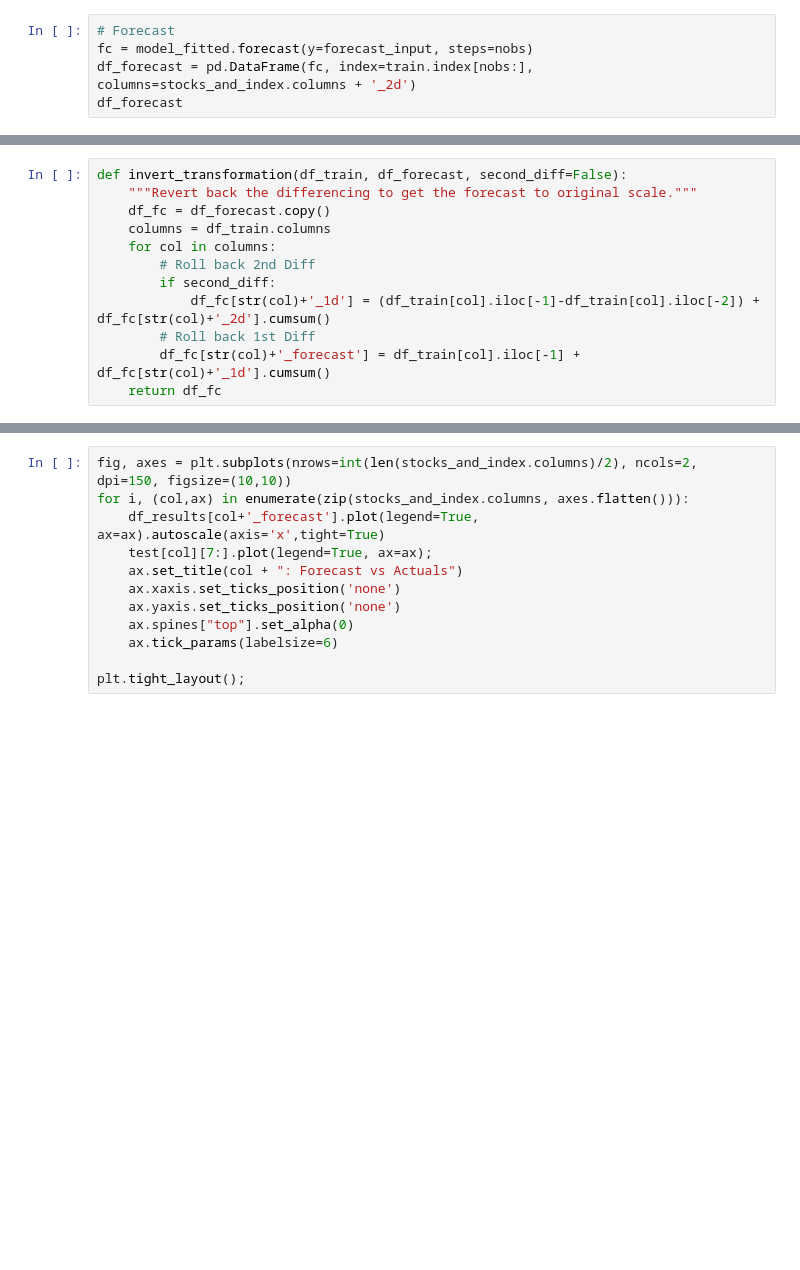
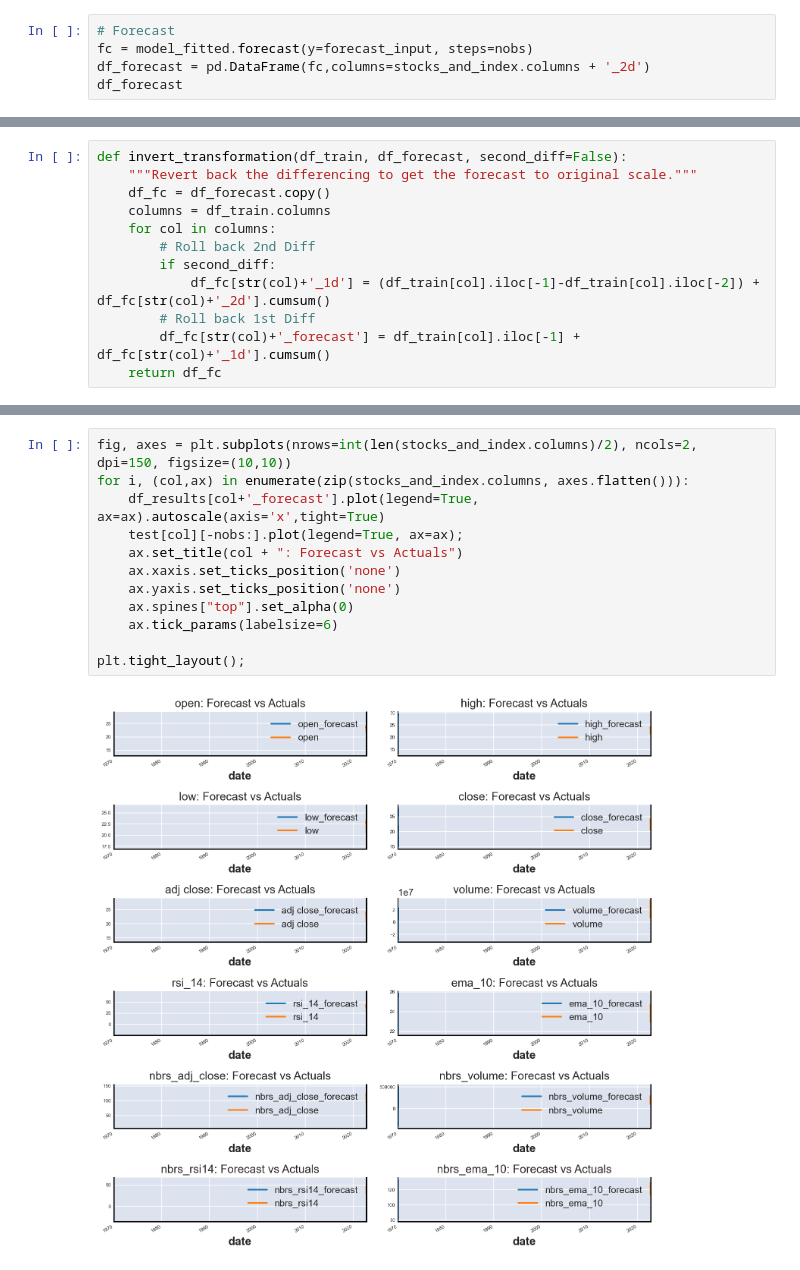
Before and after one commit to joe-bennett/stock-price-predictor, a Jupyter notebook: workbook.ipynb, the cells around one changed output, grey strips where cells are left out. Drawn from its saved outputs; the diff is of its cells as text; blank space fills up the shorter version.

```diff
--- a/workbook.ipynb
+++ b/workbook.ipynb
@@ -531,6 +531,6 @@ array([[ 1.06000000e+00,  1.21000000e+00,  7.70000000e-01,
 # %%
 # Forecast
 fc = model_fitted.forecast(y=forecast_input, steps=nobs)
-df_forecast = pd.DataFrame(fc, index=train.index[nobs:], columns=stocks_and_index.columns + '_2d')
+df_forecast = pd.DataFrame(fc,columns=stocks_and_index.columns + '_2d')
 df_forecast
 # %% [output]
@@ -559,12 +592,14 @@ df_results = invert_transformation(train, df_forecast, second_diff=True)
 # %%
 fig, axes = plt.subplots(nrows=int(len(stocks_and_index.columns)/2), ncols=2, dpi=150, figsize=(10,10))
 for i, (col,ax) in enumerate(zip(stocks_and_index.columns, axes.flatten())):
     df_results[col+'_forecast'].plot(legend=True, ax=ax).autoscale(axis='x',tight=True)
-    test[col][7:].plot(legend=True, ax=ax);
+    test[col][-nobs:].plot(legend=True, ax=ax);
     ax.set_title(col + ": Forecast vs Actuals")
     ax.xaxis.set_ticks_position('none')
     ax.yaxis.set_ticks_position('none')
     ax.spines["top"].set_alpha(0)
     ax.tick_params(labelsize=6)
 
 plt.tight_layout();
+# %% [output]
+[figure, added]
```
Also changed, not shown: parts of 13 cells of this notebook.
